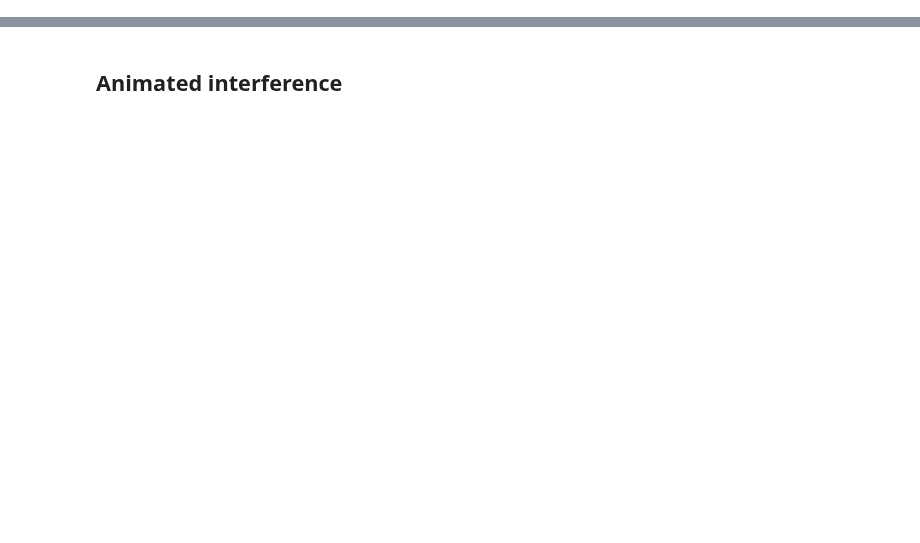
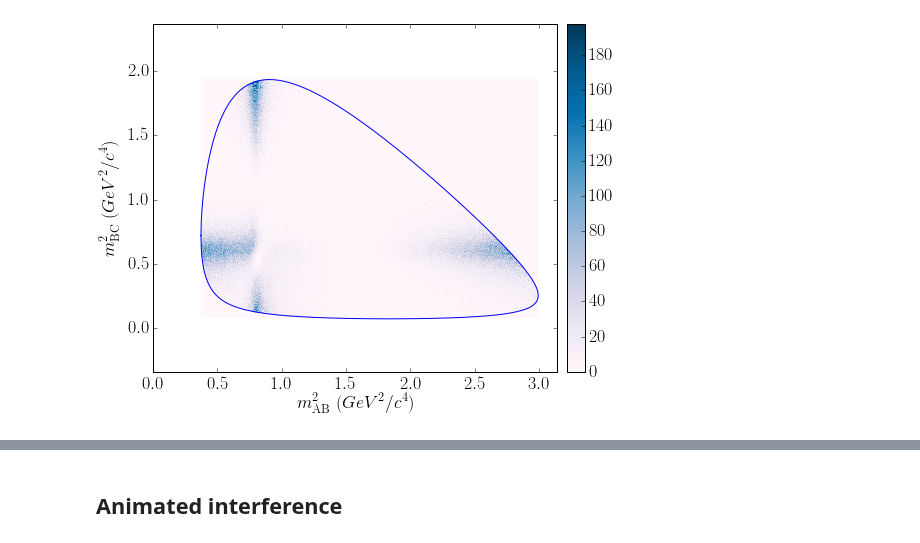
Before and after one commit to VitalyVorobyev/MultibodyAnalysisTools, a Jupyter notebook: tutorials/DalitzResonance.ipynb, the cells around one changed output, grey strips where cells are left out. Saved outputs shown, nothing was run; the diff lists cells and outputs as text; code cells hidden in the pictures; blank space fills up the shorter version.

Commit message:
MCMC

```diff
--- a/tutorials/DalitzResonance.ipynb
+++ b/tutorials/DalitzResonance.ipynb
@@ -51,3 +51,6 @@ def show_phase_space(phsp, rtype1, rtype2, num=None, color=None):
 model = DalitzModel(.475, .135, .135, 1.865)
 model.add_bw('rho(770)', .770, .1490, 1, 'BC')
 model.add_bw('K*', .89166, 0.0508, 1, 'AB', 0.638*np.exp(1j*133.2*degtorad))
+# %%
+rtype1, rtype2 = 'AB', 'BC'
+mab_sq, mbc_sq = model.mcmc_sample(10**6, rtype1, rtype2)
@@ -54,2 +67,9 @@ model.add_bw('K*', .89166, 0.0508, 1, 'AB', 0.638*np.exp(1j*133.2*degtorad))
+# %%
+plot_ddist(mab_sq, mbc_sq, 400, 5)
+show_phase_space(model, rtype1, rtype2, 5)
+# mab_sq[:10]
+# plt.scatter(mab_sq, mbc_sq)
+# %% [output]
+[figure, added]
 # %%
 print model
```
Also changed, not shown: parts of 17 cells of this notebook, 7 other files.
